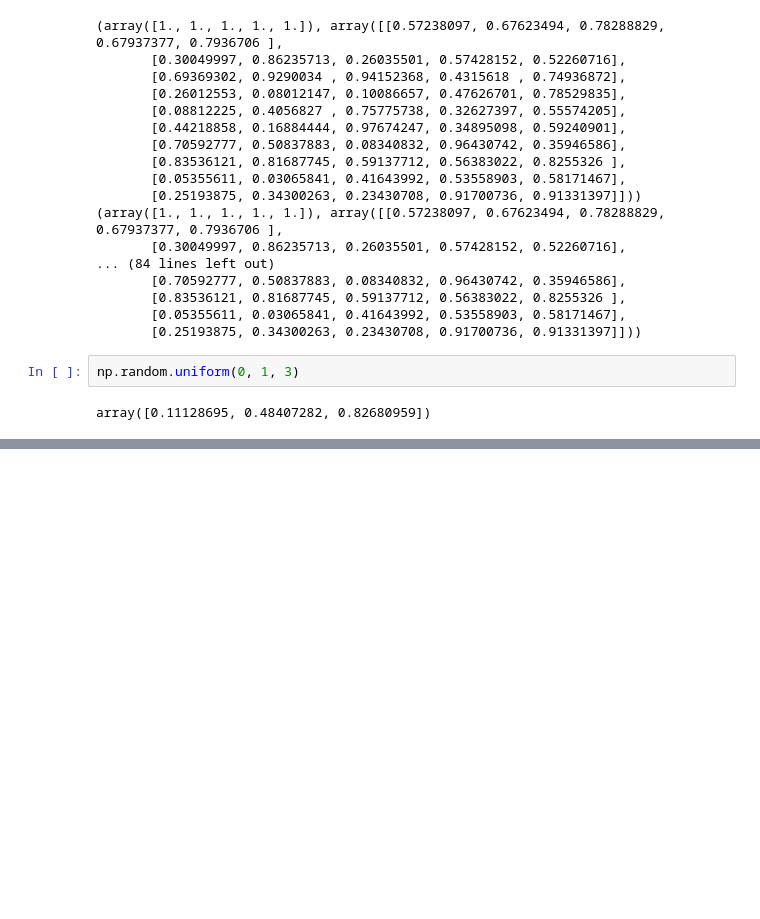
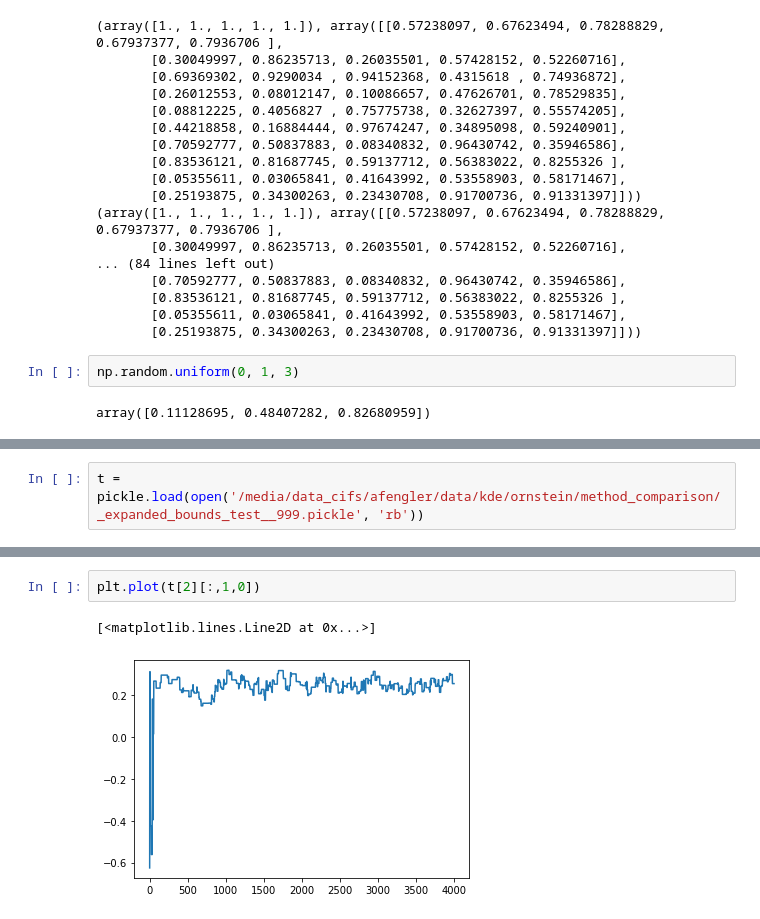
Before and after one commit to AlexanderFengler/nn_likelihoods, a Jupyter notebook: doodle.ipynb, the cells around one changed output, grey strips where cells are left out. Cells and saved outputs as stored; diff of their text form; blank space fills up the shorter version.

```diff
--- a/doodle.ipynb
+++ b/doodle.ipynb
@@ -303,0 +321,2 @@ array([1, 2, 3])
+# %%
+t = pickle.load(open('/media/data_cifs/afengler/data/kde/ornstein/method_comparison/_expanded_bounds_test__999.pickle', 'rb'))
@@ -303,0 +343,5 @@ array([1, 2, 3])
+# %%
+plt.plot(t[2][:,1,0])
+# %% [output]
+[<matplotlib.lines.Line2D at 0x...>]
+[figure, added]
```
Also changed, not shown: parts of 58 cells of this notebook, 1 other file.
